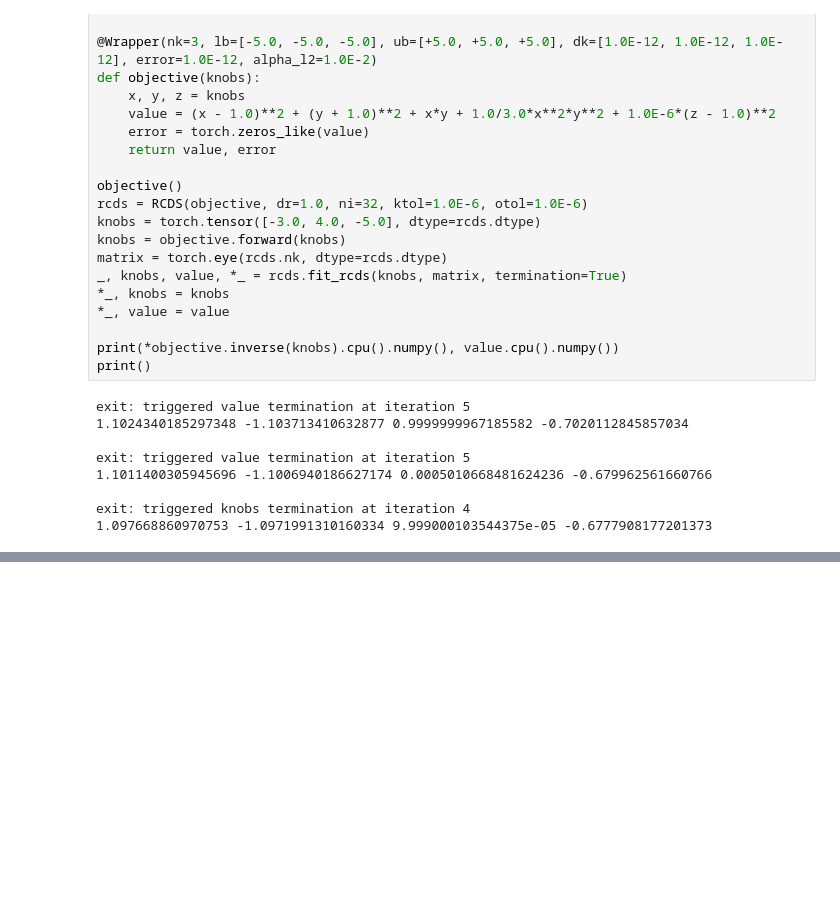
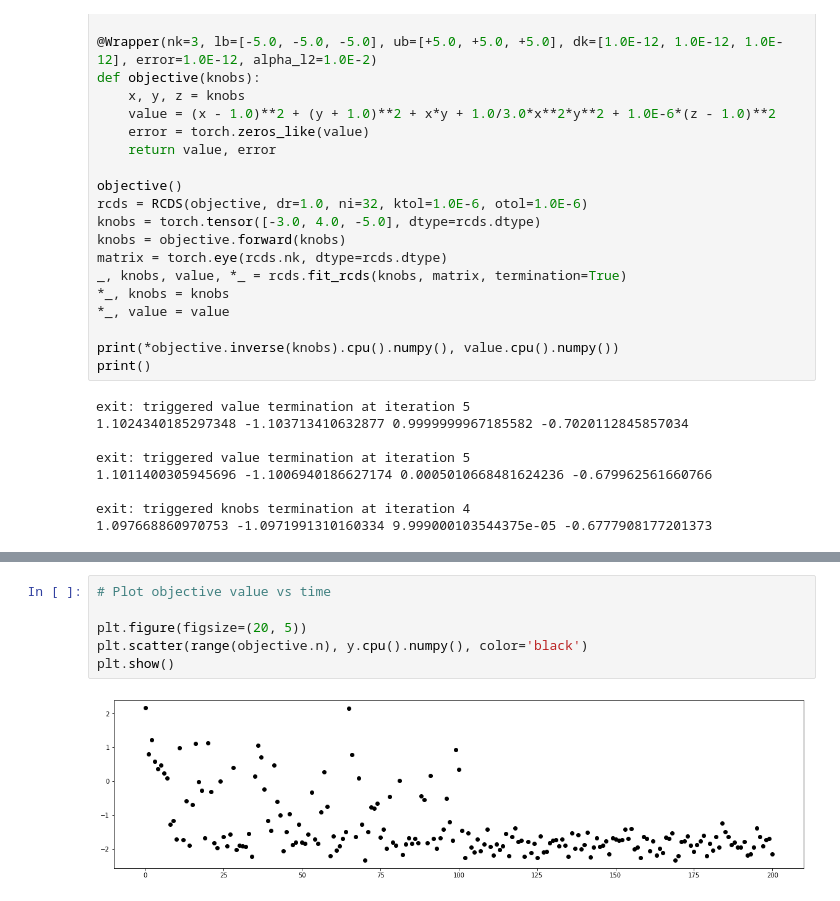
Before and after one commit to i-a-morozov/rcds, a Jupyter notebook: rcds.ipynb, the cells around one changed output, grey strips where cells are left out. Drawn from its saved outputs; the diff is of its cells as text; blank space fills up the shorter version.

```diff
--- a/rcds.ipynb
+++ b/rcds.ipynb
@@ -1015,0 +1179,8 @@ exit: triggered knobs termination at iteration 4
+# %%
+# Plot objective value vs time
+
+plt.figure(figsize=(20, 5))
+plt.scatter(range(objective.n), y.cpu().numpy(), color='black')
+plt.show()
+# %% [output]
+[figure, added]
```
Also changed, not shown: parts of 28 cells of this notebook, 1 other file.
